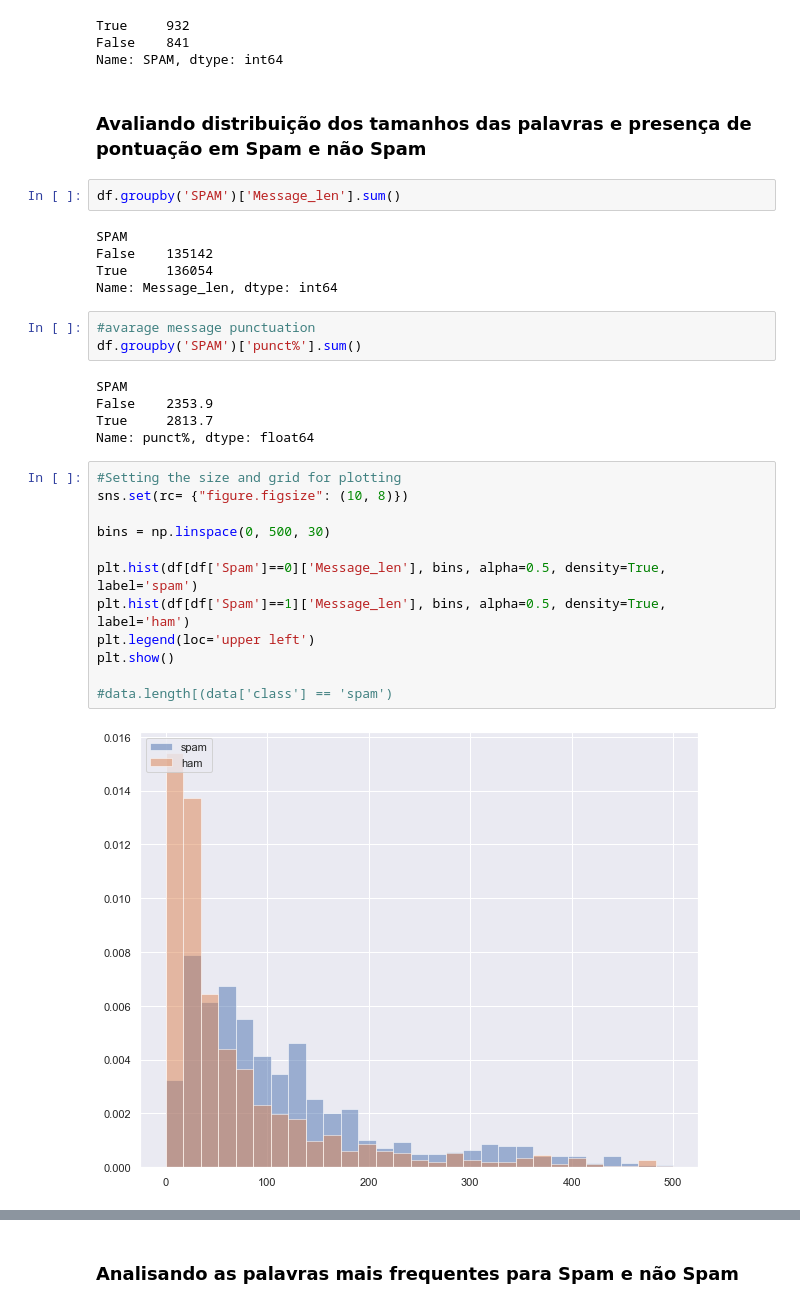
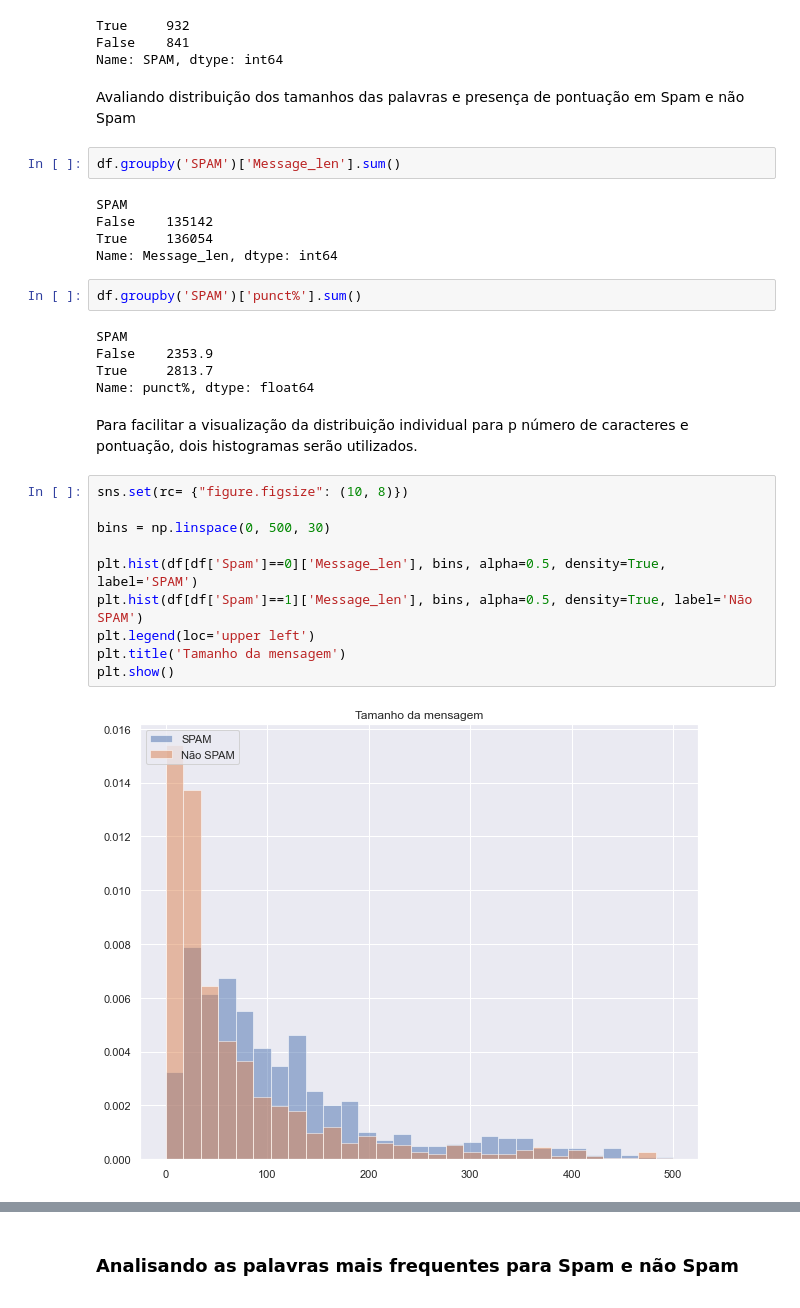
Before and after one commit to ThiagoSViana/spam_ham, a Jupyter notebook: code/exploring_spam_ham.ipynb, the cells around one changed output, grey strips where cells are left out. Saved outputs shown, nothing was run; the diff lists cells and outputs as text.

```diff
--- a/code/exploring_spam_ham.ipynb
+++ b/code/exploring_spam_ham.ipynb
@@ -281,7 +288,7 @@ True     932
 False    841
 Name: SPAM, dtype: int64
 # %% [markdown]
-### Avaliando distribuição dos tamanhos das palavras e presença de pontuação em Spam e não Spam
+Avaliando distribuição dos tamanhos das palavras e presença de pontuação em Spam e não Spam
 # %%
 df.groupby('SPAM')['Message_len'].sum()
 # %% [output]
@@ -290,27 +297,26 @@ False    135142
 True     136054
 Name: Message_len, dtype: int64
 # %%
-#avarage message punctuation
 df.groupby('SPAM')['punct%'].sum()
 # %% [output]
 SPAM
 False    2353.9
 True     2813.7
 Name: punct%, dtype: float64
+# %% [markdown]
+Para facilitar a visualização da distribuição individual para p número de caracteres e pontuação, dois histogramas serão utilizados.
 # %%
-#Setting the size and grid for plotting
 sns.set(rc= {"figure.figsize": (10, 8)})
 
 bins = np.linspace(0, 500, 30)
 
-plt.hist(df[df['Spam']==0]['Message_len'], bins, alpha=0.5, density=True, label='spam')
-plt.hist(df[df['Spam']==1]['Message_len'], bins, alpha=0.5, density=True, label='ham')
+plt.hist(df[df['Spam']==0]['Message_len'], bins, alpha=0.5, density=True, label='SPAM')
+plt.hist(df[df['Spam']==1]['Message_len'], bins, alpha=0.5, density=True, label='Não SPAM')
 plt.legend(loc='upper left')
+plt.title('Tamanho da mensagem')
 plt.show()
-
-#data.length[(data['class'] == 'spam')
 # %% [output]
-[figure, old version]
+[figure, new version]
 # %%
 sns.set(rc= {"figure.figsize": (10, 8)})
 
```
Also changed, not shown: parts of 64 cells of this notebook.
